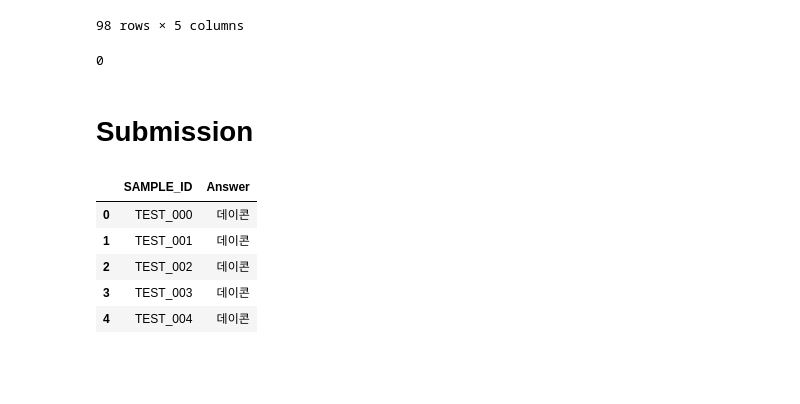
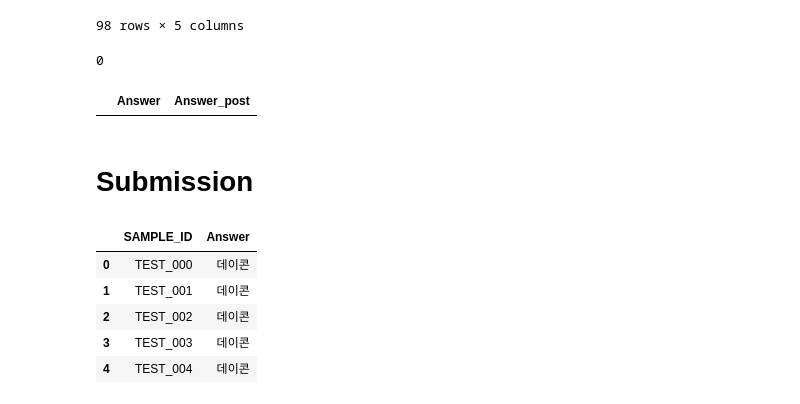
Before and after one commit to theNocturni/WASSUP-DACON-FinAI, a Jupyter notebook: code/1.train_n_inference.ipynb, the cells around one changed output. Drawn from its saved outputs; the diff is of its cells as text; code cells hidden in the pictures; blank space fills up the shorter version.

```diff
--- a/code/1.train_n_inference.ipynb
+++ b/code/1.train_n_inference.ipynb
@@ -738,6 +823,12 @@ rslt_df
 np.sum(rslt_df['Answer'] != rslt_df['Answer_post'])
 # %% [output]
 0
+# %%
+cond = rslt_df['Answer'] != rslt_df['Answer_post']
+
+rslt_df.loc[cond,['Answer','Answer_post']]
+# %% [output]
+|  | Answer | Answer_post |
 # %%
 if eval_mode == 'valid' :
   display("결과 : ",rslt_df["F1_0"].mean())
```
Also changed, not shown: parts of 27 cells of this notebook.
